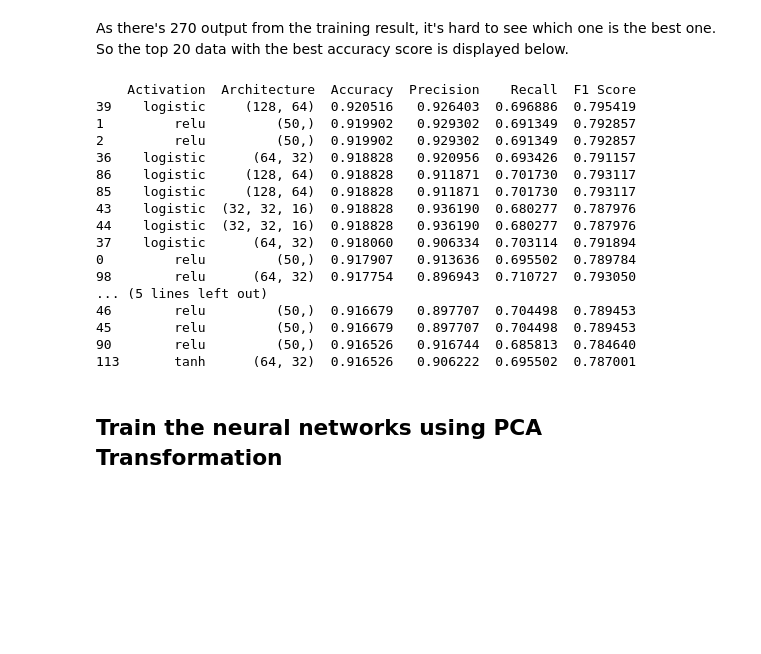
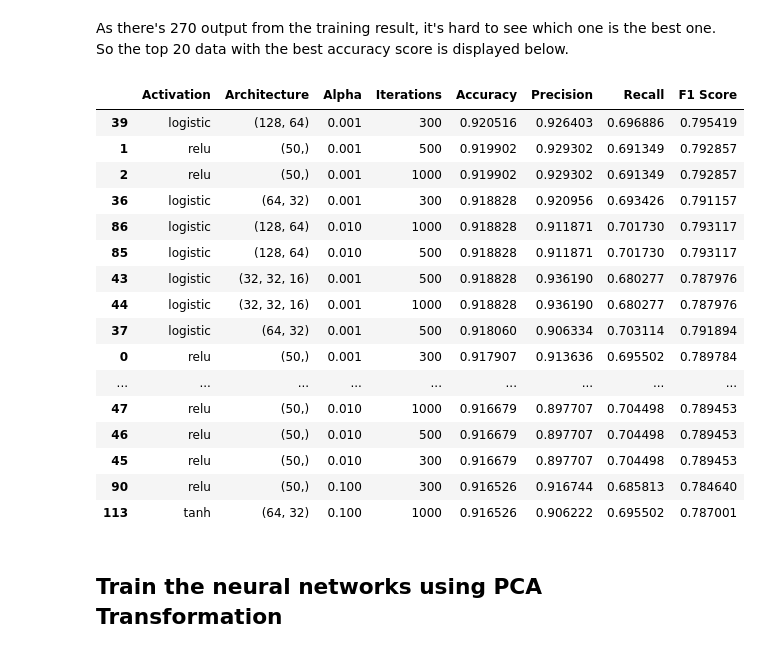
Before and after one commit to 1allenlu/Loan-Default-Prediction, a Jupyter notebook: main.ipynb, the cells around one changed output. Saved outputs shown, nothing was run; the diff lists cells and outputs as text; code cells hidden in the pictures; blank space fills up the shorter version.

```diff
--- a/main.ipynb
+++ b/main.ipynb
@@ -436,30 +438,31 @@ So the top 20 data with the best accuracy score is displayed below.
 # %%
 # Sort the models by Accuracy in descending order
 sorted_results = df_nn_results.sort_values(by='Accuracy', ascending=False)
 
 # Take the top 20 models
 top_20_accuracy = sorted_results.head(20)
 
-# Display the top 20
-print(top_20_accuracy)
+# Display the top 20)
+from IPython.display import display
+display(top_20_accuracy)
 # %% [output]
-    Activation  Architecture  Accuracy  Precision    Recall  F1 Score
-39    logistic     (128, 64)  0.920516   0.926403  0.696886  0.795419
-1         relu         (50,)  0.919902   0.929302  0.691349  0.792857
-2         relu         (50,)  0.919902   0.929302  0.691349  0.792857
-36    logistic      (64, 32)  0.918828   0.920956  0.693426  0.791157
-86    logistic     (128, 64)  0.918828   0.911871  0.701730  0.793117
-85    logistic     (128, 64)  0.918828   0.911871  0.701730  0.793117
-43    logistic  (32, 32, 16)  0.918828   0.936190  0.680277  0.787976
-44    logistic  (32, 32, 16)  0.918828   0.936190  0.680277  0.787976
-37    logistic      (64, 32)  0.918060   0.906334  0.703114  0.791894
-0         relu         (50,)  0.917907   0.913636  0.695502  0.789784
-98        relu      (64, 32)  0.917754   0.896943  0.710727  0.793050
-... (5 lines left out)
-46        relu         (50,)  0.916679   0.897707  0.704498  0.789453
-45        relu         (50,)  0.916679   0.897707  0.704498  0.789453
-90        relu         (50,)  0.916526   0.916744  0.685813  0.784640
-113       tanh      (64, 32)  0.916526   0.906222  0.695502  0.787001
+|  | Activation | Architecture | Alpha | Iterations | Accuracy | Precision | Recall | F1 Score |
+| 39 | logistic | (128, 64) | 0.001 | 300 | 0.920516 | 0.926403 | 0.696886 | 0.795419 |
+| 1 | relu | (50,) | 0.001 | 500 | 0.919902 | 0.929302 | 0.691349 | 0.792857 |
+| 2 | relu | (50,) | 0.001 | 1000 | 0.919902 | 0.929302 | 0.691349 | 0.792857 |
+| 36 | logistic | (64, 32) | 0.001 | 300 | 0.918828 | 0.920956 | 0.693426 | 0.791157 |
+| 86 | logistic | (128, 64) | 0.010 | 1000 | 0.918828 | 0.911871 | 0.701730 | 0.793117 |
+| 85 | logistic | (128, 64) | 0.010 | 500 | 0.918828 | 0.911871 | 0.701730 | 0.793117 |
+| 43 | logistic | (32, 32, 16) | 0.001 | 500 | 0.918828 | 0.936190 | 0.680277 | 0.787976 |
+| 44 | logistic | (32, 32, 16) | 0.001 | 1000 | 0.918828 | 0.936190 | 0.680277 | 0.787976 |
+| 37 | logistic | (64, 32) | 0.001 | 500 | 0.918060 | 0.906334 | 0.703114 | 0.791894 |
+| 0 | relu | (50,) | 0.001 | 300 | 0.917907 | 0.913636 | 0.695502 | 0.789784 |
+| ... | ... | ... | ... | ... | ... | ... | ... | ... |
+| 47 | relu | (50,) | 0.010 | 1000 | 0.916679 | 0.897707 | 0.704498 | 0.789453 |
+| 46 | relu | (50,) | 0.010 | 500 | 0.916679 | 0.897707 | 0.704498 | 0.789453 |
+| 45 | relu | (50,) | 0.010 | 300 | 0.916679 | 0.897707 | 0.704498 | 0.789453 |
+| 90 | relu | (50,) | 0.100 | 300 | 0.916526 | 0.916744 | 0.685813 | 0.784640 |
+| 113 | tanh | (64, 32) | 0.100 | 1000 | 0.916526 | 0.906222 | 0.695502 | 0.787001 |
 # %% [markdown]
 ## Train the neural networks using PCA Transformation
 # %%
```
Also changed, not shown: parts of 5 cells of this notebook.
